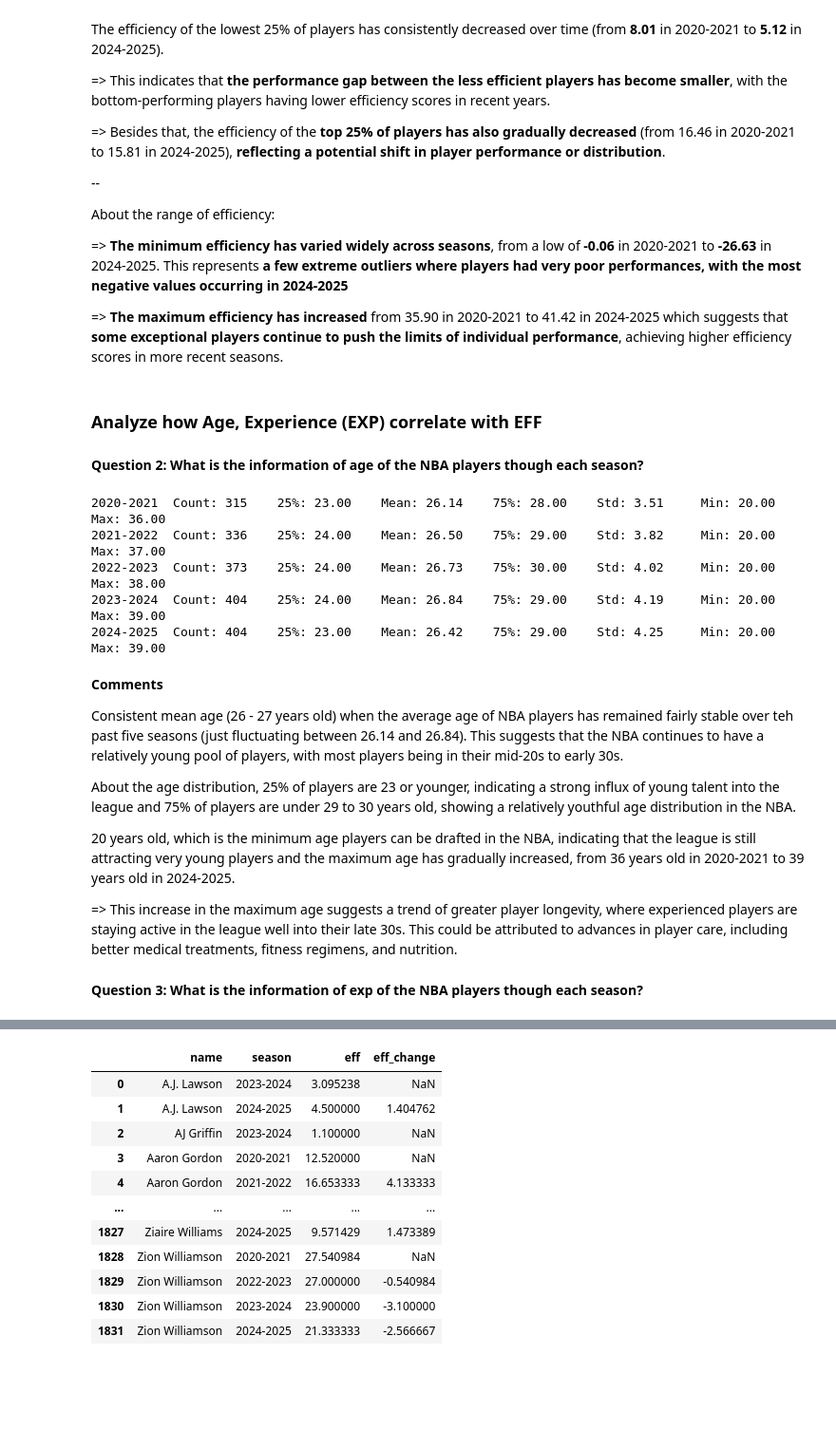
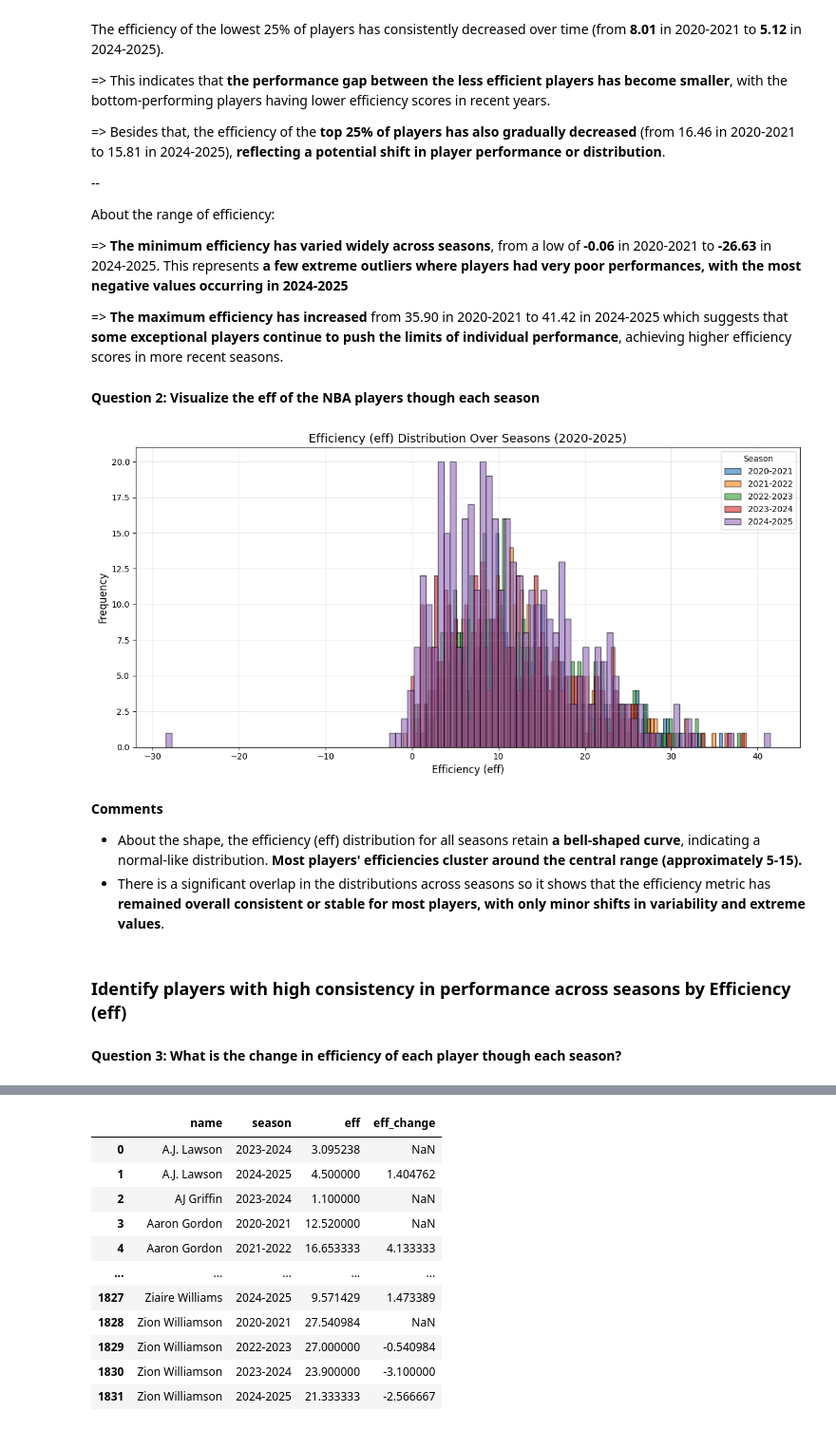
Before and after one commit to chocoCaro/Intro_DS, a Jupyter notebook: players.ipynb, the cells around one changed output, grey strips where cells are left out. Shown: that part at 95% size. Saved outputs shown, nothing was run; the diff lists cells and outputs as text; code cells hidden in the pictures; blank space fills up the shorter version.

```diff
--- a/players.ipynb
+++ b/players.ipynb
@@ -325,14 +323,14 @@ merged_data.head(10)
 # %% [markdown]
 **Question 1: What is the information of eff of the NBA players though each season?**
 # %%
+seasons = ["2020-2021", "2021-2022", "2022-2023", "2023-2024", "2024-2025"]
+
 merged_data['eff'] = (
     (merged_data['pts'] + merged_data['trb'] + merged_data['ast'] + merged_data['stl'] + merged_data['blk']) -
     ((merged_data['fga'] - merged_data['fg']) + (merged_data['fta'] - merged_data['ft']) + merged_data['tov'])
 ) / merged_data['g']
 
-merged_data = merged_data[merged_data['season'].isin([
-    "2020-2021", "2021-2022", "2022-2023", "2023-2024", "2024-2025"
-])]
+merged_data = merged_data[merged_data['season'].isin(seasons)]
 
 season_group = merged_data.groupby(by='season')
 
@@ -367,29 +365,37 @@ About the range of efficiency:
 => **The minimum efficiency has varied widely across seasons**, from a low of **-0.06** in 2020-2021 to **-26.63** in 2024-2025. This represents **a few extreme outliers where players had very poor performances, with the most negative values occurring in 2024-2025**
 
 => **The maximum efficiency has increased** from 35.90 in 2020-2021 to 41.42 in 2024-2025 which suggests that **some exceptional players continue to push the limits of individual performance**, achieving higher efficiency scores in more recent seasons.
-# %% [markdown]
-### **Analyze how Age, Experience (EXP) correlate with EFF**
 # %% [markdown]
-**Question 2: What is the information of age of the NBA players though each season?**
+**Question 2: Visualize the eff of the NBA players though each season**
-# %%
-for year, group in season_group:
-    desc = group['age'].describe()
-    print(f"{year:<10} Count: {desc['count']:<6.0f} 25%: {desc['25%']:<8.2f} Mean: {desc['mean']:<8.2f} 75%: {desc['75%']:<8.2f} Std: {desc['std']:<8.2f} Min: {desc['min']:<8.2f} Max: {desc['max']:<8.2f}")
-# %% [output]
-2020-2021  Count: 315    25%: 23.00    Mean: 26.14    75%: 28.00    Std: 3.51     Min: 20.00    Max: 36.00
-2021-2022  Count: 336    25%: 24.00    Mean: 26.50    75%: 29.00    Std: 3.82     Min: 20.00    Max: 37.00
-2022-2023  Count: 373    25%: 24.00    Mean: 26.73    75%: 30.00    Std: 4.02     Min: 20.00    Max: 38.00
-2023-2024  Count: 404    25%: 24.00    Mean: 26.84    75%: 29.00    Std: 4.19     Min: 20.00    Max: 39.00
-2024-2025  Count: 404    25%: 23.00    Mean: 26.42    75%: 29.00    Std: 4.25     Min: 20.00    Max: 39.00
-# %% [markdown]
-**Comments**
-
-Consistent mean age (26 - 27 years old) when the average age of NBA players has remained fairly stable over teh past five seasons (just fluctuating between 26.14 and 26.84). This suggests that the NBA continues to have a relatively young pool of players, with most players being in their mid-20s to early 30s.
-
-About the age distribution, 25% of players are 23 or younger, indicating a strong influx of young talent into the league and 75% of players are under 29 to 30 years old, showing a relatively youthful age distribution in the NBA.
-
-20 years old, which is the minimum age players can be drafted in the NBA, indicating that the league is still attracting very young players and the maximum age has gradually increased, from 36 years old in 2020-2021 to 39 years old in 2024-2025.
-
-=> This increase in the maximum age suggests a trend of greater player longevity, where experienced players are staying active in the league well into their late 30s. This could be attributed to advances in player care, including better medical treatments, fitness regimens, and nutrition.
+# %%
+# Filter data to include only relevant seasons
+filtered_data = merged_data[merged_data["season"].isin(seasons)]
+
+# Plotting efficiency charts for each season
+plt.figure(figsize=(12, 6))
+
+for season in seasons:
+    season_data = filtered_data[filtered_data["season"] == season]["eff"]
+    plt.hist(
+        season_data, bins=100, alpha=0.6, label=f"{season}", edgecolor='black'
+    )
+
+plt.title("Efficiency (eff) Distribution Over Seasons (2020-2025)", fontsize=14)
+plt.xlabel("Efficiency (eff)", fontsize=12)
+plt.ylabel("Frequency", fontsize=12)
+plt.legend(title="Season", fontsize=10, loc="upper right")
+plt.grid(alpha=0.3)
+plt.tight_layout()
+
+plt.show()
+# %% [output]
+[figure, added]
+# %% [markdown]
+**Comments**
+
+- About the shape, the efficiency (eff) distribution for all seasons retain **a bell-shaped curve**, indicating a normal-like distribution. **Most players' efficiencies cluster around the central range (approximately 5-15).**
+- There is a significant overlap in the distributions across seasons so it shows that the efficiency metric has **remained overall consistent or stable for most players, with only minor shifts in variability and extreme values**.
+# %% [markdown]
+### **Identify players with high consistency in performance across seasons by Efficiency (eff)**
 # %% [markdown]
-**Question 3: What is the information of exp of the NBA players though each season?**
+**Question 3: What is the change in efficiency of each player though each season?**
```
Also changed, not shown: parts of 16 cells of this notebook.
